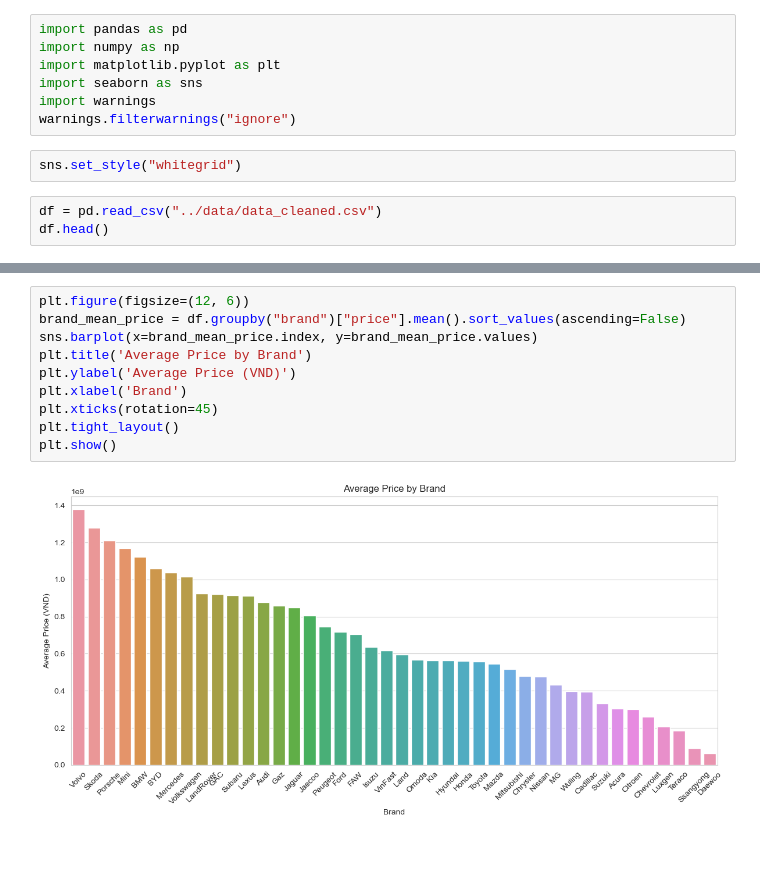
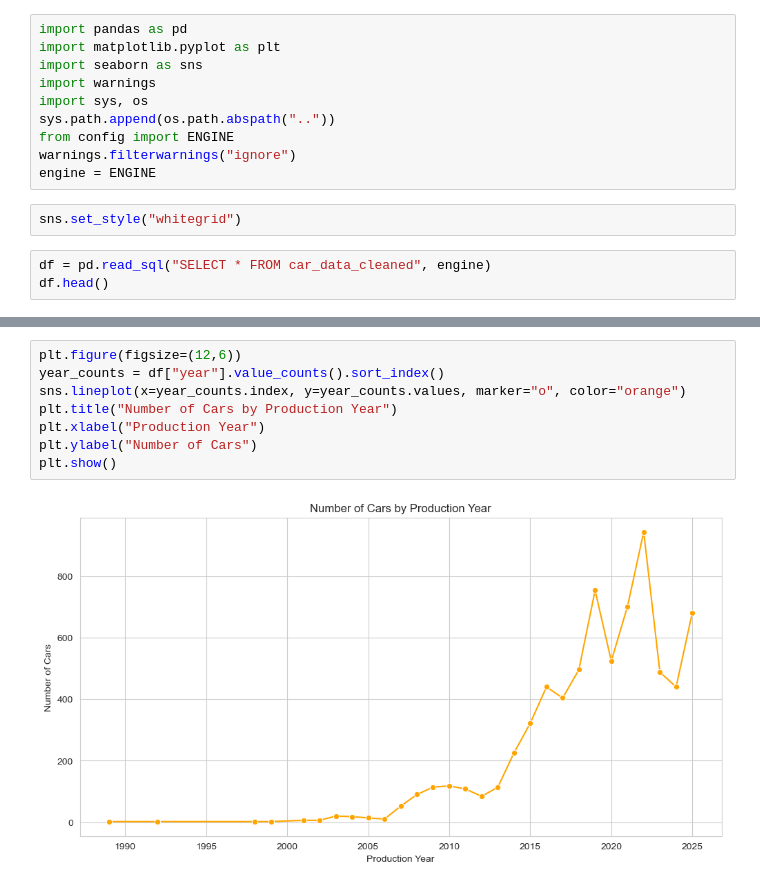
Before and after one commit to nmkhan9/car_price_predict, a Jupyter notebook: notebooks/visualization.ipynb, the cells around one changed output, grey strips where cells are left out. Cells and saved outputs as stored; diff of their text form; blank space fills up the shorter version.

```diff
--- a/notebooks/visualization.ipynb
+++ b/notebooks/visualization.ipynb
@@ -1,13 +1,16 @@
 # %%
 import pandas as pd
-import numpy as np
 import matplotlib.pyplot as plt
 import seaborn as sns
 import warnings
+import sys, os
+sys.path.append(os.path.abspath(".."))
+from config import ENGINE
 warnings.filterwarnings("ignore")
+engine = ENGINE
 # %%
 sns.set_style("whitegrid")
 # %%
-df = pd.read_csv("../data/data_cleaned.csv")
+df = pd.read_sql("SELECT * FROM car_data_cleaned", engine)
 df.head()
 # %% [output]
@@ -60,13 +63,11 @@ plt.show()
 # %%
-plt.figure(figsize=(12, 6))
-brand_mean_price = df.groupby("brand")["price"].mean().sort_values(ascending=False)
-sns.barplot(x=brand_mean_price.index, y=brand_mean_price.values)
-plt.title('Average Price by Brand')
-plt.ylabel('Average Price (VND)')
-plt.xlabel('Brand')
-plt.xticks(rotation=45)
-plt.tight_layout()
+plt.figure(figsize=(12,6))
+year_counts = df["year"].value_counts().sort_index()
+sns.lineplot(x=year_counts.index, y=year_counts.values, marker="o", color="orange")
+plt.title("Number of Cars by Production Year")
+plt.xlabel("Production Year")
+plt.ylabel("Number of Cars")
 plt.show()
 # %% [output]
-[figure, old version]
+[figure, new version]
 # %%
```
Also changed, not shown: parts of 10 cells of this notebook.
